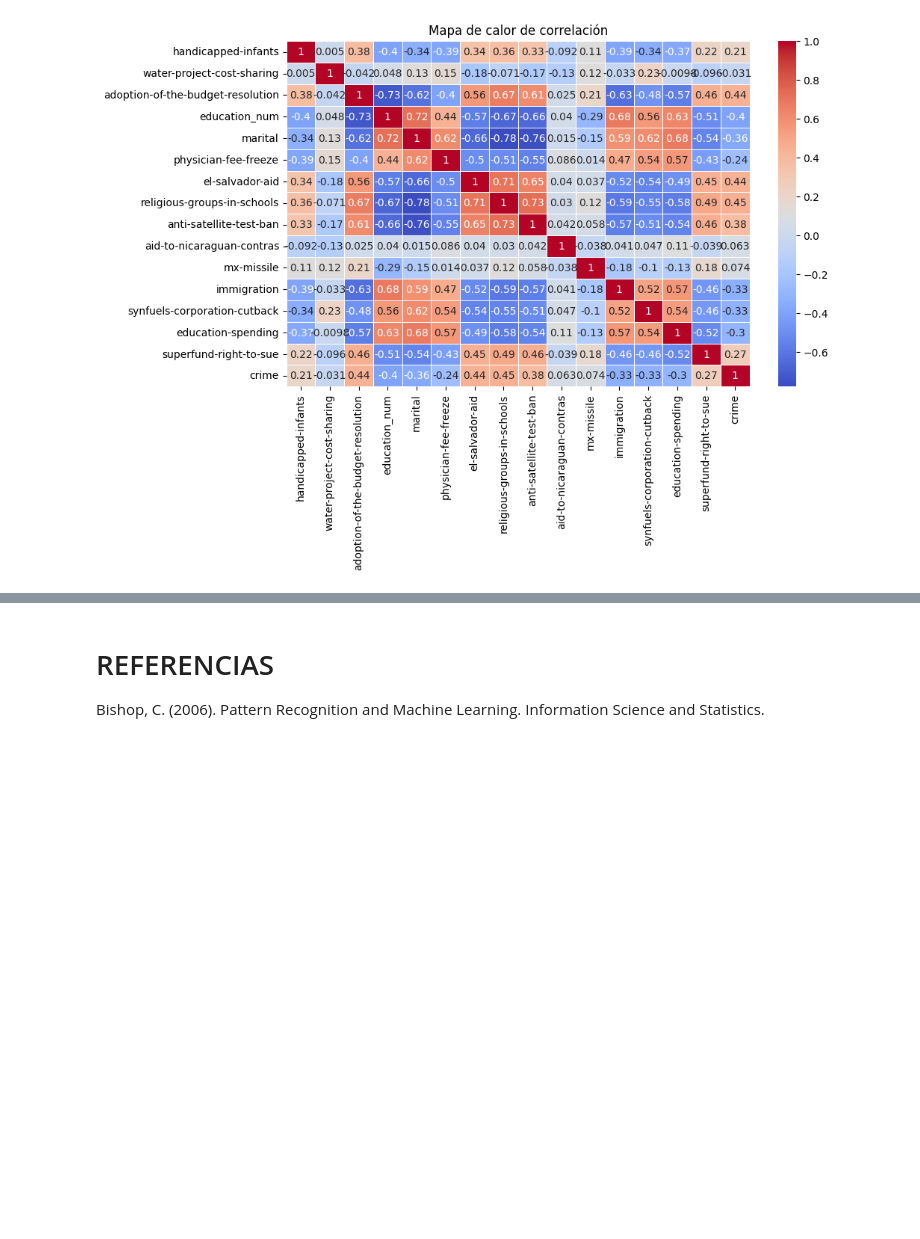
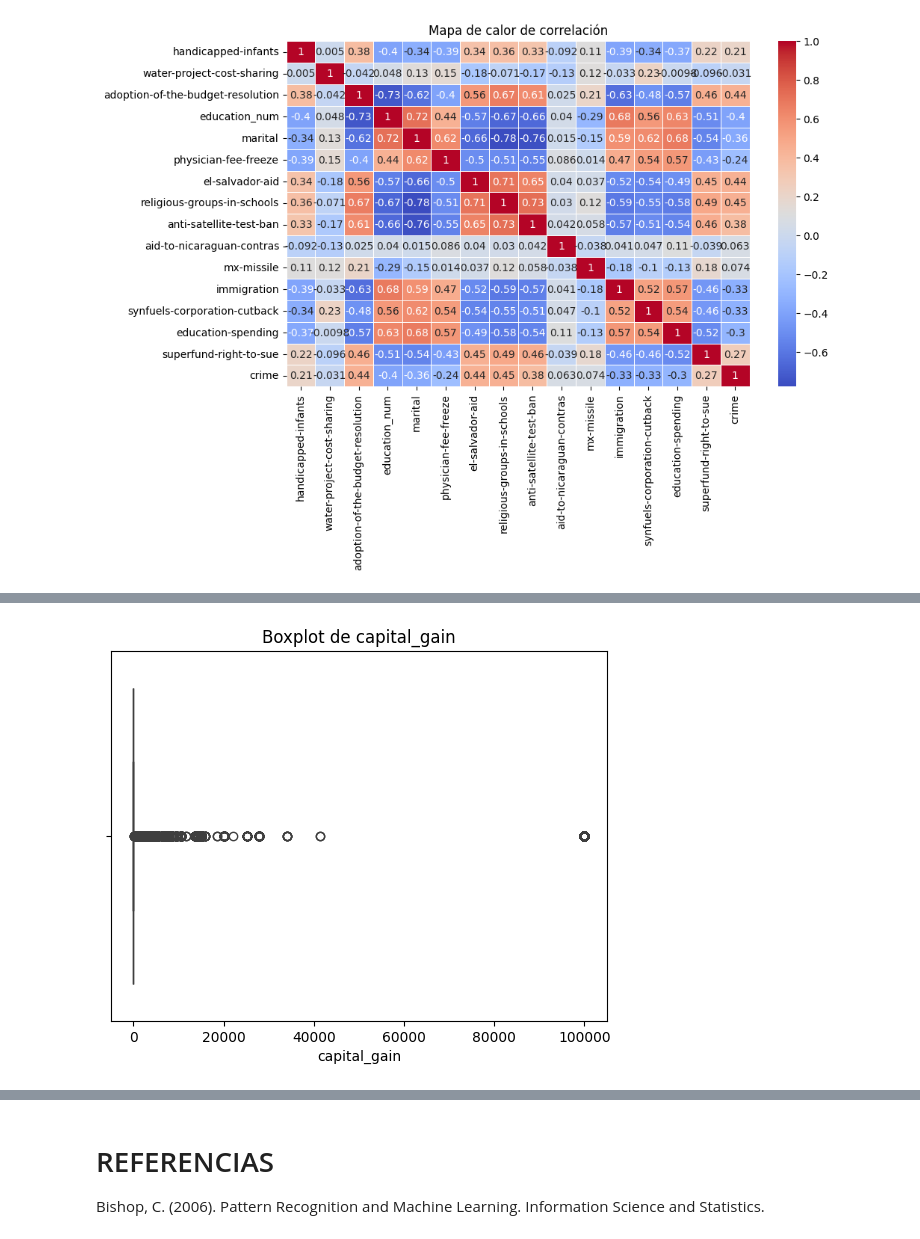
Before and after one commit to Jassonsan/MachineLearning, a Jupyter notebook: MORA_JASSON_ML_CLASS_02.ipynb, the cells around one changed output, grey strips where cells are left out. Drawn from its saved outputs; the diff is of its cells as text; code cells hidden in the pictures; blank space fills up the shorter version.

```diff
--- a/MORA_JASSON_ML_CLASS_02.ipynb
+++ b/MORA_JASSON_ML_CLASS_02.ipynb
@@ -215,0 +337,7 @@ plt.show()
+# %%
+# Ahora se visualiza el boxplot de capital_gain para validar si hay outliers
+sns.boxplot(x=df_adult['capital_gain'])
+plt.title('Boxplot de capital_gain')
+plt.show()
+# %% [output]
+[figure, added]
```
Also changed, not shown: parts of 15 cells of this notebook.
